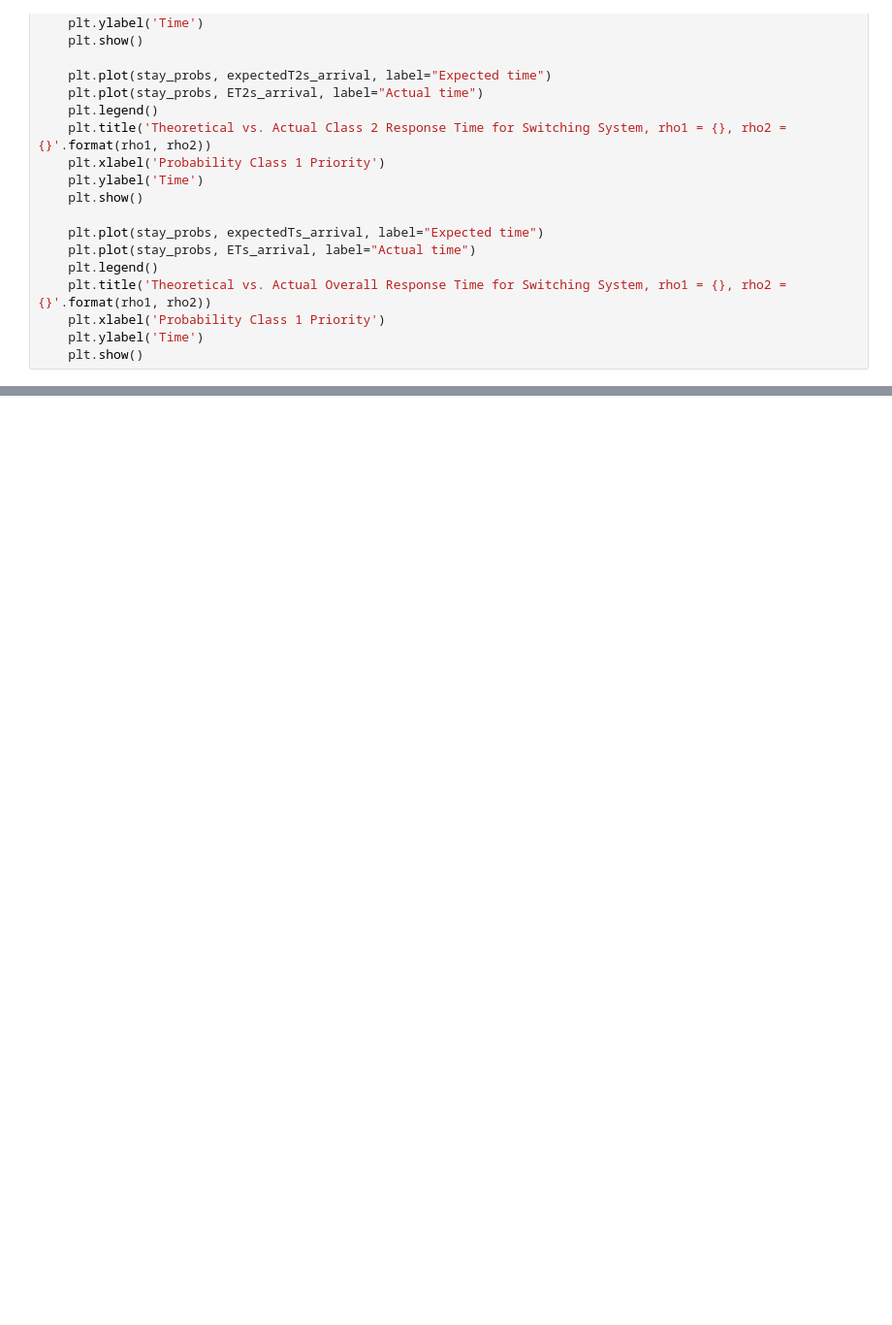
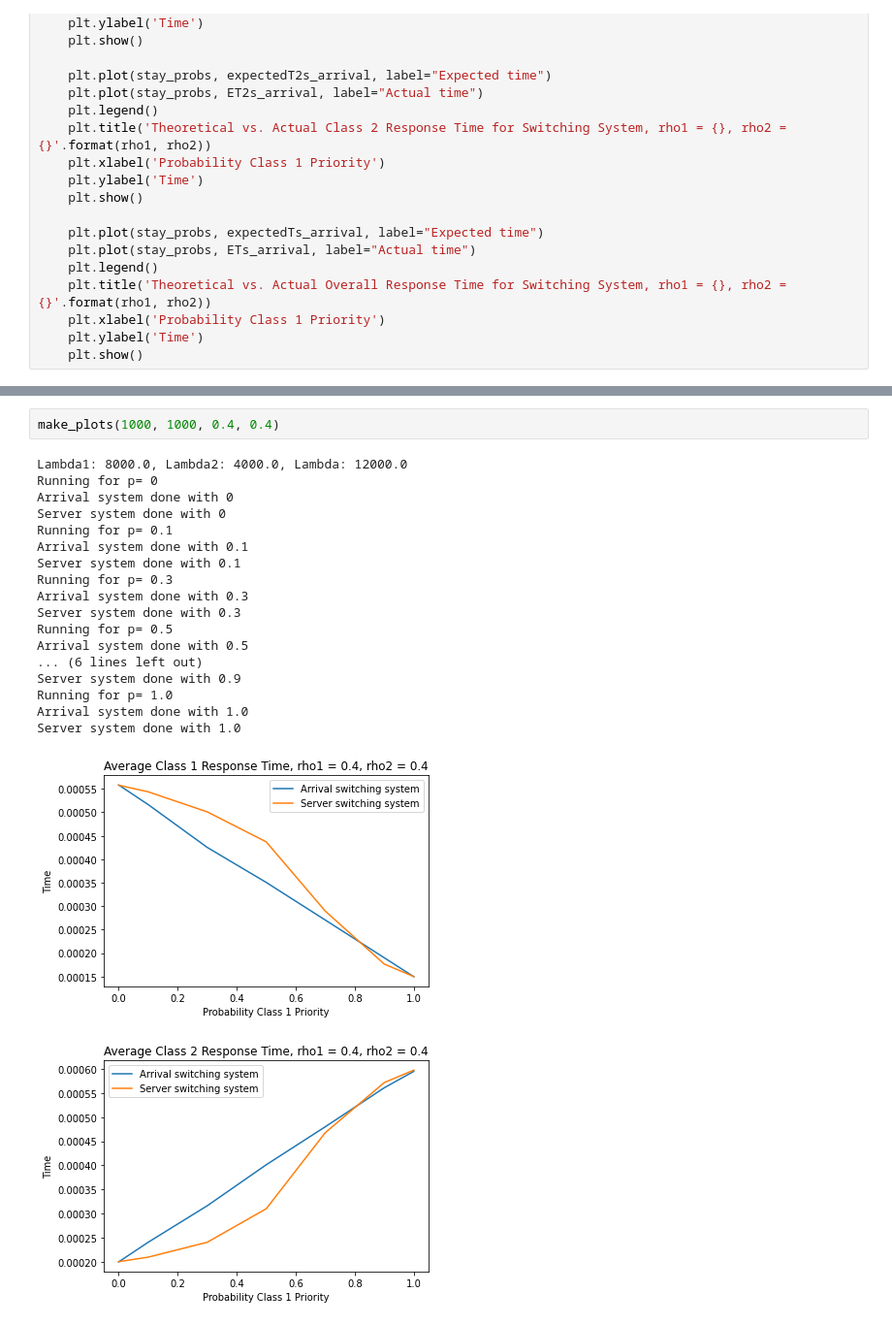
Before and after one commit to vchowdhary/HybridPrioritySimulations, a Jupyter notebook: plots.ipynb, the cells around one changed output, grey strips where cells are left out. Shown at 97% size. Cells and saved outputs as stored; diff of their text form; blank space fills up the shorter version.

Commit message:
Modified measurement of time between jobs and added plotting

```diff
--- a/plots.ipynb
+++ b/plots.ipynb
@@ -207,0 +227,22 @@ make_plots(1000, 1000, 0.1, 0.2)
+# %%
+make_plots(1000, 1000, 0.4, 0.4)
+# %% [output]
+Lambda1: 8000.0, Lambda2: 4000.0, Lambda: 12000.0
+Running for p= 0
+Arrival system done with 0
+Server system done with 0
+Running for p= 0.1
+Arrival system done with 0.1
+Server system done with 0.1
+Running for p= 0.3
+Arrival system done with 0.3
+Server system done with 0.3
+Running for p= 0.5
+Arrival system done with 0.5
+... (6 lines left out)
+Server system done with 0.9
+Running for p= 1.0
+Arrival system done with 1.0
+Server system done with 1.0
+[figure, added]
+[figure, added]
```
Also changed, not shown: parts of 12 cells of this notebook, 3 other files.
